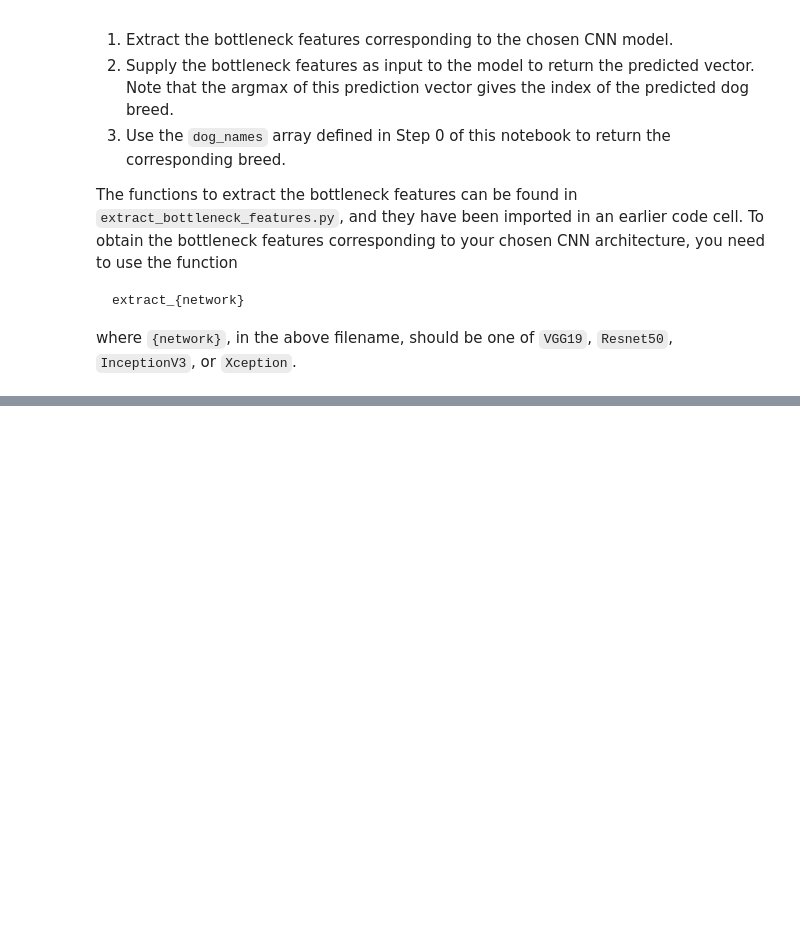
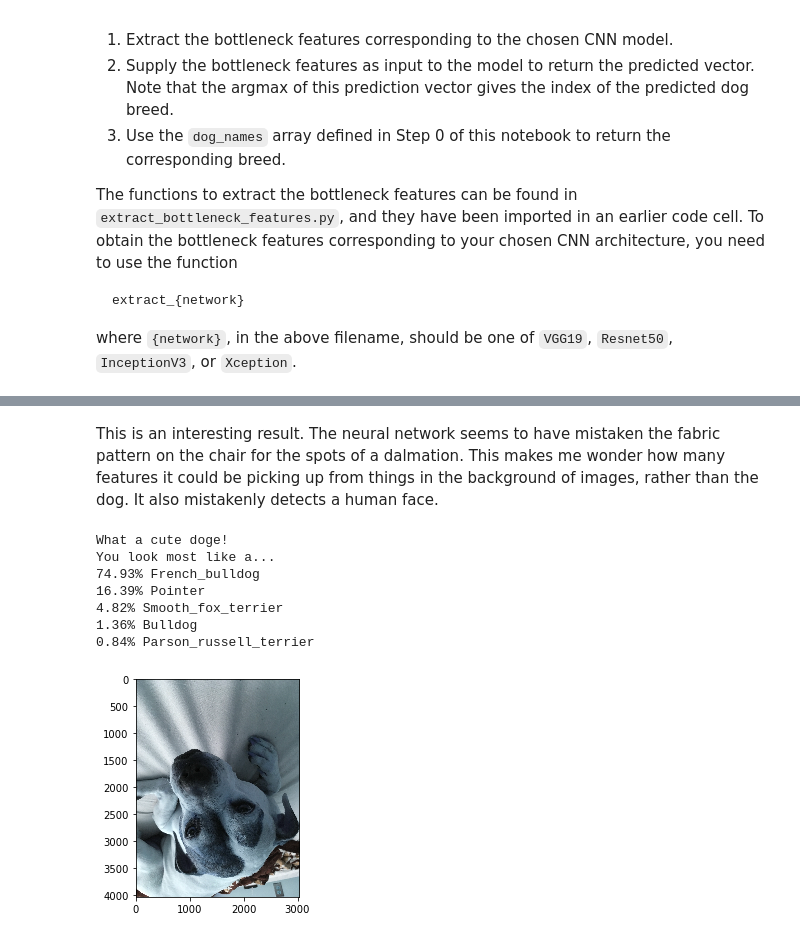
Before and after one commit to erk52/dog-project, a Jupyter notebook: dog_app.ipynb, the cells around one changed output, grey strips where cells are left out. Cells and saved outputs as stored; diff of their text form; code cells hidden in the pictures; blank space fills up the shorter version.

```diff
--- a/dog_app.ipynb
+++ b/dog_app.ipynb
@@ -668,0 +804,13 @@ xcept.final_predictor("Mollie1.JPG")
+# %% [markdown]
+This is an interesting result.  The neural network seems to have mistaken the fabric pattern on the chair for the spots of a dalmation.  This makes me wonder how many features it could be picking up from things in the background of images, rather than the dog.  It also mistakenly detects a human face.
+# %%
+my_algorithm("IMG_0080_flip.JPG")
+# %% [output]
+What a cute doge!
+You look most like a...
+74.93% French_bulldog
+16.39% Pointer
+4.82% Smooth_fox_terrier
+1.36% Bulldog
+0.84% Parson_russell_terrier
+[figure, added]
```
Also changed, not shown: parts of 33 cells of this notebook, 5 other files.
